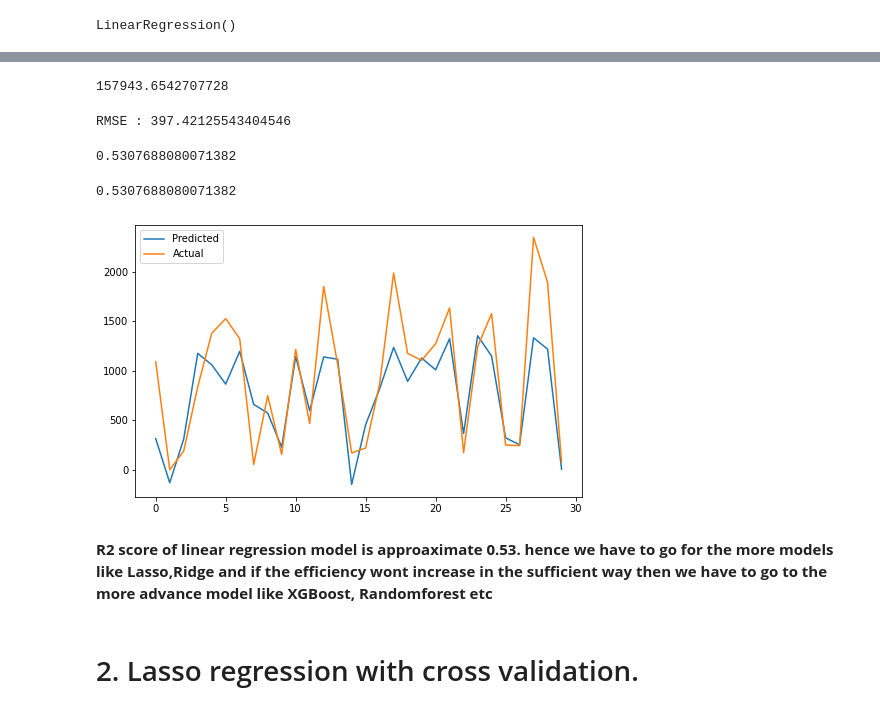
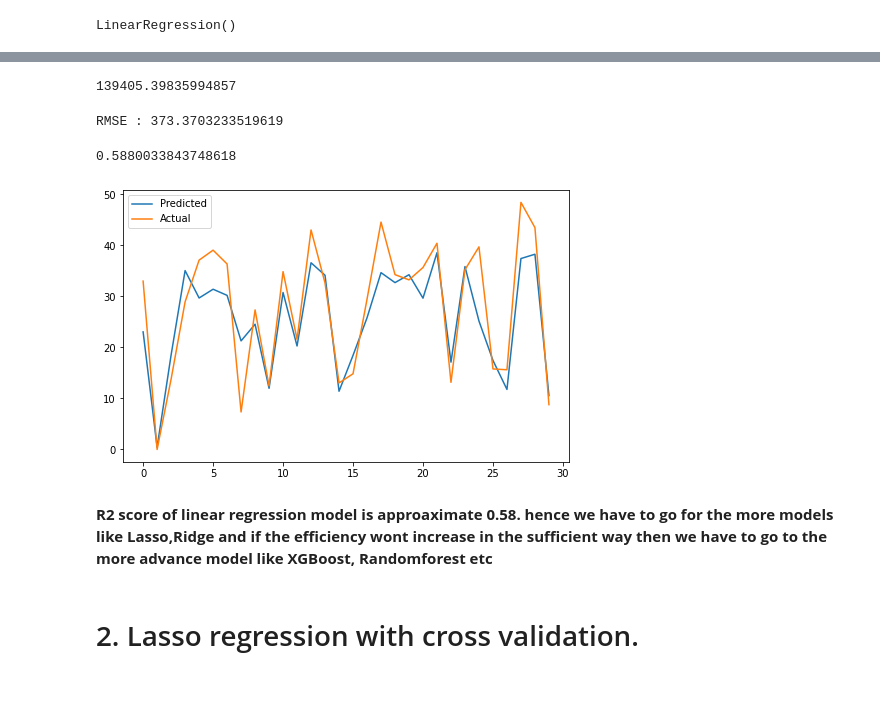
Before and after one commit to avanish04/Bike-Sharing-Demand-Prediction---Capstone-Project, a Jupyter notebook: Bike_Sharing_Demand_Prediction_Capstone_Project.ipynb, the cells around one changed output, grey strips where cells are left out. Drawn from its saved outputs; the diff is of its cells as text; code cells hidden in the pictures.

```diff
--- a/Bike_Sharing_Demand_Prediction_Capstone_Project.ipynb
+++ b/Bike_Sharing_Demand_Prediction_Capstone_Project.ipynb
@@ -512 +503,5 @@ new_data.drop(['Date'],axis=1,inplace=True)
+# %%
+linear_df.drop(['Date'],axis=1,inplace=True)
+linear_df.drop(['Day_name'],axis=1,inplace=True)
+linear_df.drop(['Seasons'],axis=1,inplace=True)
 # %%
@@ -518,7 +513,7 @@ new_data.shape
 dependent_variable='Rented Bike Count'
 
 
-independent_variables = list(set(new_data.columns.tolist()) - {dependent_variable})
+independent_variables = list(set(linear_df.columns.tolist()) - {dependent_variable})
 # %%
 independent_variables
 # %% [output]
@@ -542,10 +561,10 @@ independent_variables
 # %% [markdown]
 **Train test split**
 # %%
-X=new_data[independent_variables].values
-y=new_data[dependent_variable].values
+X=linear_df[independent_variables].values
+y=np.sqrt(linear_df[dependent_variable])
 # %%
-X_train, X_test, y_train, y_test = train_test_split( X,y , test_size = 0.2, random_state = 0)
+X_train, X_test, y_train, y_test = train_test_split( X,y , test_size = 0.25, random_state = 0)
 print(X_train.shape)
 print(X_test.shape)
 # %% [output]
@@ -614,31 +644,27 @@ print(y_test)
 # %%
 #evalution matrix
-mean_squared_error(y_test, y_pred)
+mean_squared_error(y_test**2, y_pred**2)
 # %% [output]
-157943.6542707728
+139405.39835994857
 # %%
-RMSE = np.sqrt(mean_squared_error(y_test, y_pred))
+RMSE = np.sqrt(mean_squared_error(y_test**2, y_pred**2))
 print("RMSE :" ,RMSE)
 # %% [output]
-RMSE : 397.42125543404546
+RMSE : 373.3703233519619
-# %%
-regressor.score(X_test, y_test)
-# %% [output]
-0.5307688080071382
 # %%
-r2_score(y_test, y_pred)
+r2_score(y_test**2, y_pred**2)
 # %% [output]
-0.5307688080071382
+0.5880033843748618
 # %%
 plt.figure(figsize=(8,5))
 plt.plot(y_pred[:30])
-plt.plot(y_test[:30])
+plt.plot(np.array(y_test[:30]))
 plt.legend(["Predicted","Actual"])
 plt.show()
 # %% [output]
-[figure, old version]
+[figure, new version]
 # %% [markdown]
-**R2 score of linear regression model is approaximate 0.53.
+**R2 score of linear regression model is approaximate 0.58.
 hence we have to go for the more models like Lasso,Ridge and if the efficiency wont increase in the sufficient way then we have to go to the more advance model like XGBoost, Randomforest etc**
 # %% [markdown]
 # 2. Lasso regression with cross validation.
```
Also changed, not shown: parts of 77 cells of this notebook.
